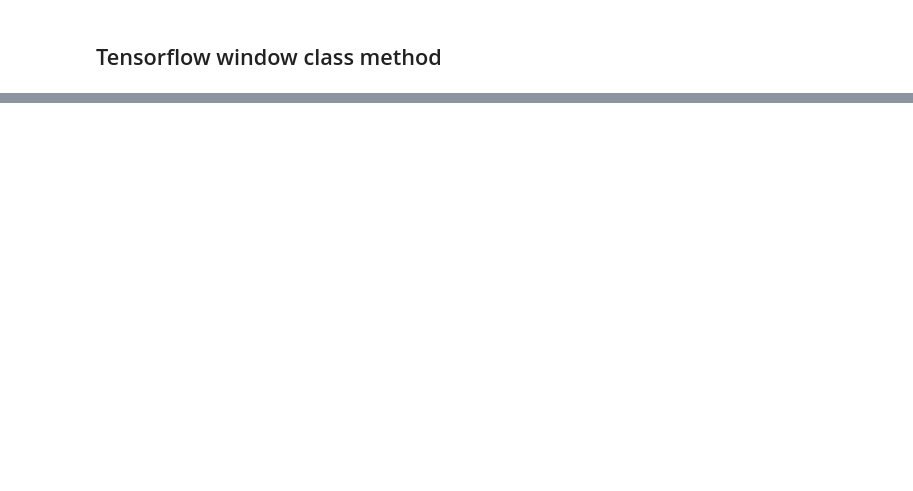
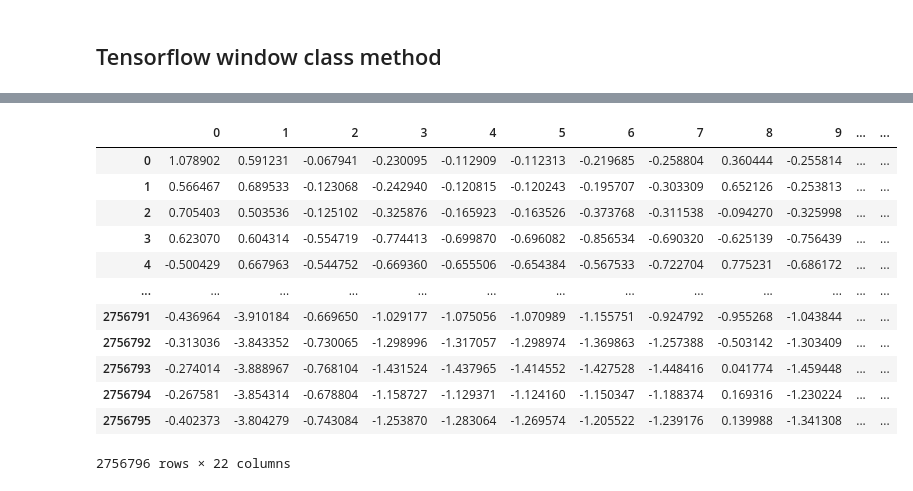
Before and after one commit to realGhostFoxx/droughts_modelling, a Jupyter notebook: notebooks/RNN_baseline_model.ipynb, the cells around one changed output, grey strips where cells are left out. Cells and saved outputs as stored; diff of their text form; code cells hidden in the pictures; blank space fills up the shorter version.

```diff
--- a/notebooks/RNN_baseline_model.ipynb
+++ b/notebooks/RNN_baseline_model.ipynb
@@ -138,0 +333,21 @@ To enable them in other operations, rebuild TensorFlow with the appropriate comp
+# %%
+custom_scaler = CustomScaler(train_data)
+# %%
+custom_scaler.fit()
+scaled = custom_scaler.transform()
+# %%
+scaled
+# %% [output]
+|  | 0 | 1 | 2 | 3 | 4 | 5 | 6 | 7 | 8 | 9 | ... | ... |
+| 0 | 1.078902 | 0.591231 | -0.067941 | -0.230095 | -0.112909 | -0.112313 | -0.219685 | -0.258804 | 0.360444 | -0.255814 | ... | ... |
+| 1 | 0.566467 | 0.689533 | -0.123068 | -0.242940 | -0.120815 | -0.120243 | -0.195707 | -0.303309 | 0.652126 | -0.253813 | ... | ... |
+| 2 | 0.705403 | 0.503536 | -0.125102 | -0.325876 | -0.165923 | -0.163526 | -0.373768 | -0.311538 | -0.094270 | -0.325998 | ... | ... |
+| 3 | 0.623070 | 0.604314 | -0.554719 | -0.774413 | -0.699870 | -0.696082 | -0.856534 | -0.690320 | -0.625139 | -0.756439 | ... | ... |
+| 4 | -0.500429 | 0.667963 | -0.544752 | -0.669360 | -0.655506 | -0.654384 | -0.567533 | -0.722704 | 0.775231 | -0.686172 | ... | ... |
+| ... | ... | ... | ... | ... | ... | ... | ... | ... | ... | ... | ... | ... |
+| 2756791 | -0.436964 | -3.910184 | -0.669650 | -1.029177 | -1.075056 | -1.070989 | -1.155751 | -0.924792 | -0.955268 | -1.043844 | ... | ... |
+| 2756792 | -0.313036 | -3.843352 | -0.730065 | -1.298996 | -1.317057 | -1.298974 | -1.369863 | -1.257388 | -0.503142 | -1.303409 | ... | ... |
+| 2756793 | -0.274014 | -3.888967 | -0.768104 | -1.431524 | -1.437965 | -1.414552 | -1.427528 | -1.448416 | 0.041774 | -1.459448 | ... | ... |
+| 2756794 | -0.267581 | -3.854314 | -0.678804 | -1.158727 | -1.129371 | -1.124160 | -1.150347 | -1.188374 | 0.169316 | -1.230224 | ... | ... |
+| 2756795 | -0.402373 | -3.804279 | -0.743084 | -1.253870 | -1.283064 | -1.269574 | -1.205522 | -1.239176 | 0.139988 | -1.341308 | ... | ... |
+2756796 rows × 22 columns
```
Also changed, not shown: parts of 35 cells of this notebook, 3 other files.
